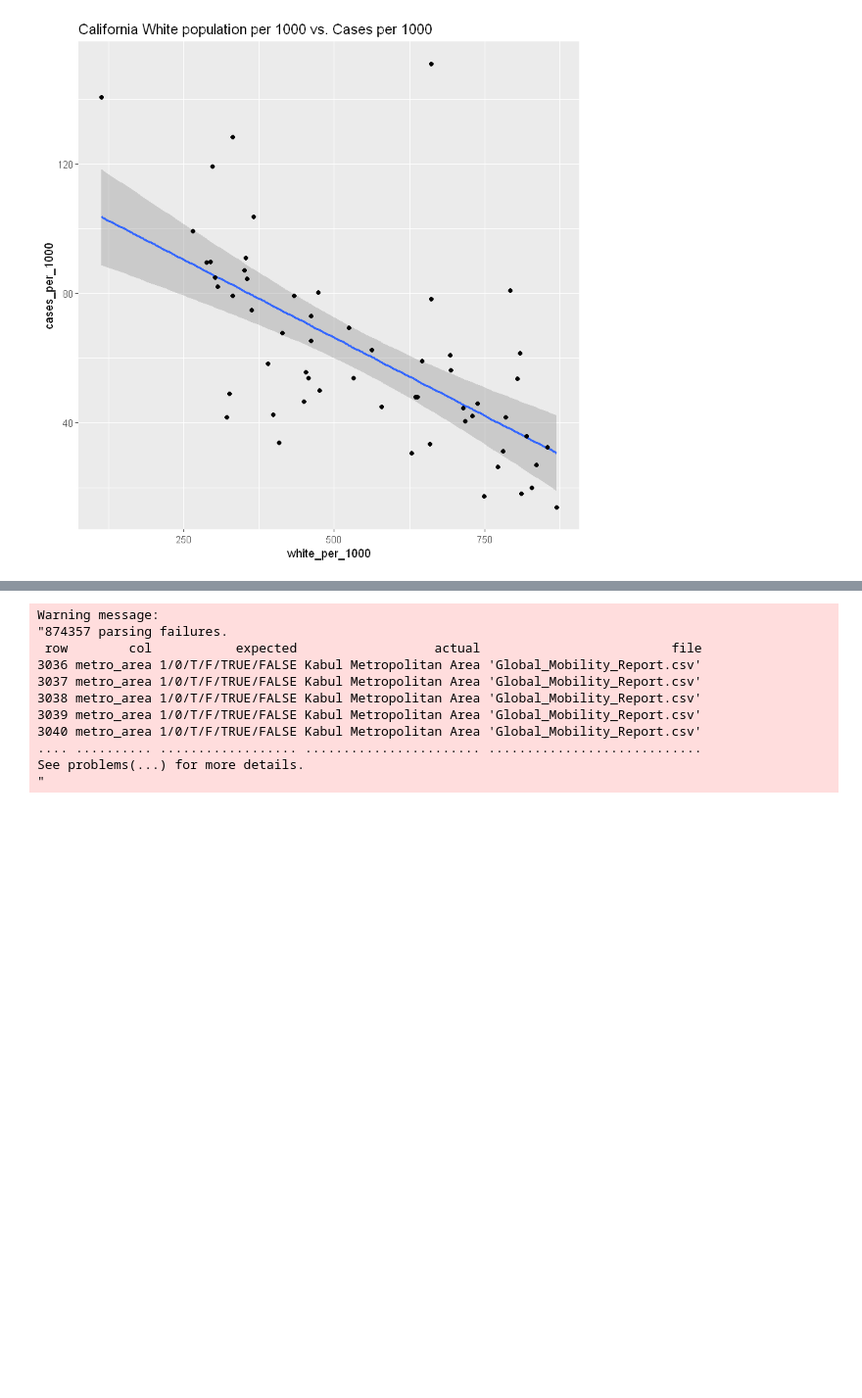
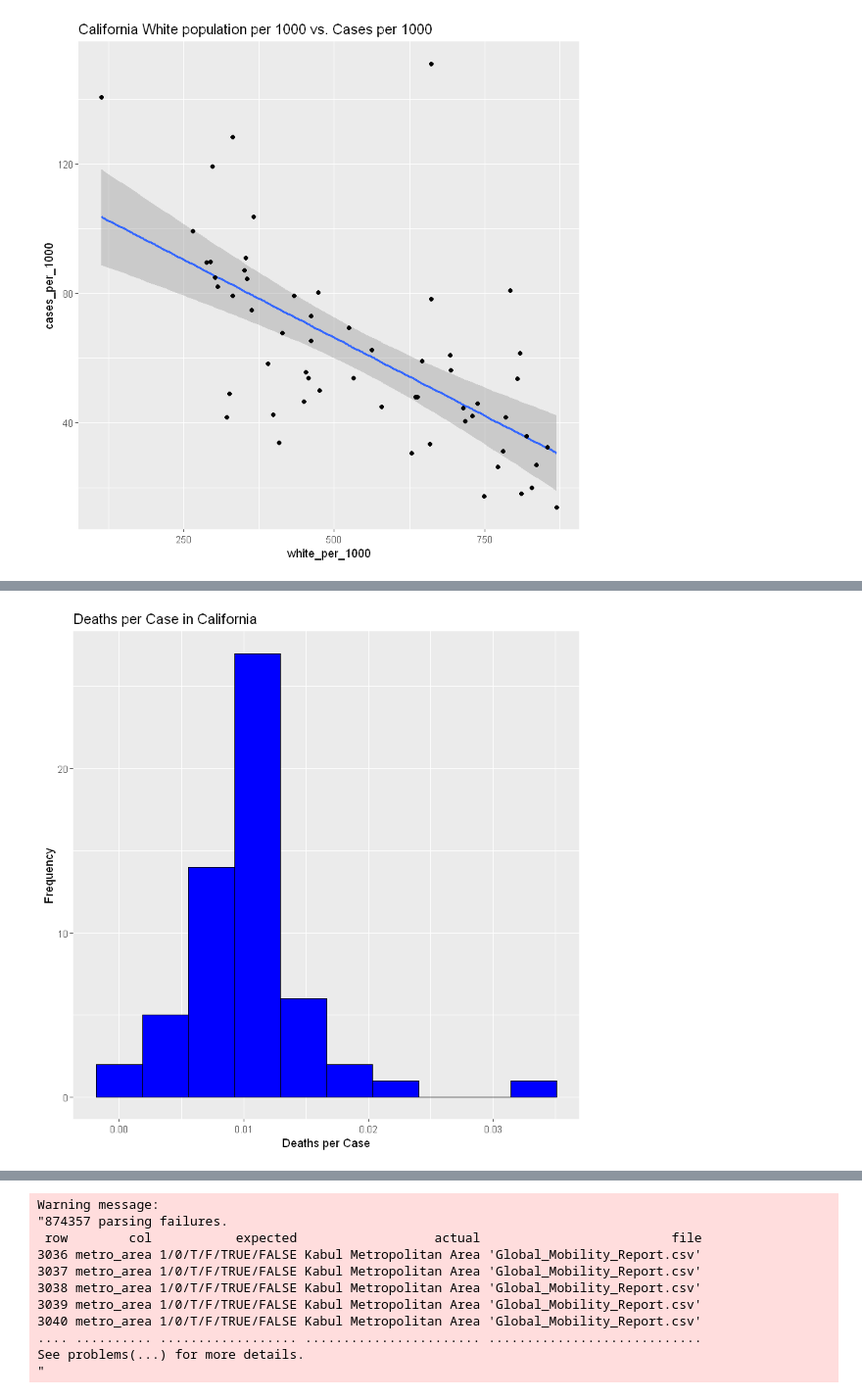
Before and after one commit to hlambson/CS7331, a Jupyter notebook: Project 1/Project 1.ipynb, the cells around one changed output, grey strips where cells are left out. Shown at 98% size. Cells and saved outputs as stored; diff of their text form; code cells hidden in the pictures; blank space fills up the shorter version.

```diff
--- a/Project 1/Project 1.ipynb
+++ b/Project 1/Project 1.ipynb
@@ -510,0 +528,6 @@ labs(title = "California White population per 1000 vs. Cases per 1000")
+# %%
+ggplot(cases_rates_modified_CA, aes(x = deaths_per_case)) +
+  geom_histogram(fill = "blue", color = "black", bins=10) +
+  labs(title = "Deaths per Case in California", x = "Deaths per Case", y = "Frequency")
+# %% [output]
+[figure, added]
```
Also changed, not shown: parts of 13 cells of this notebook, 1 other file.
